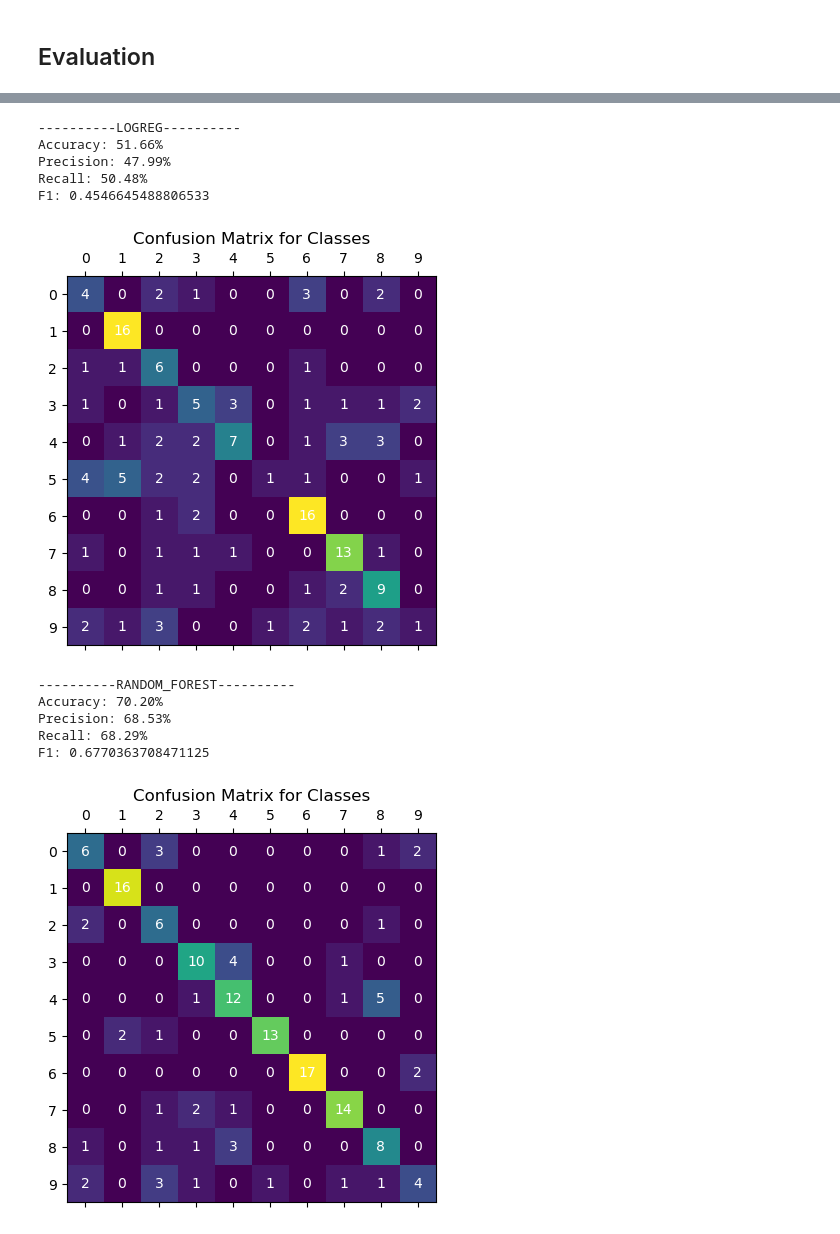
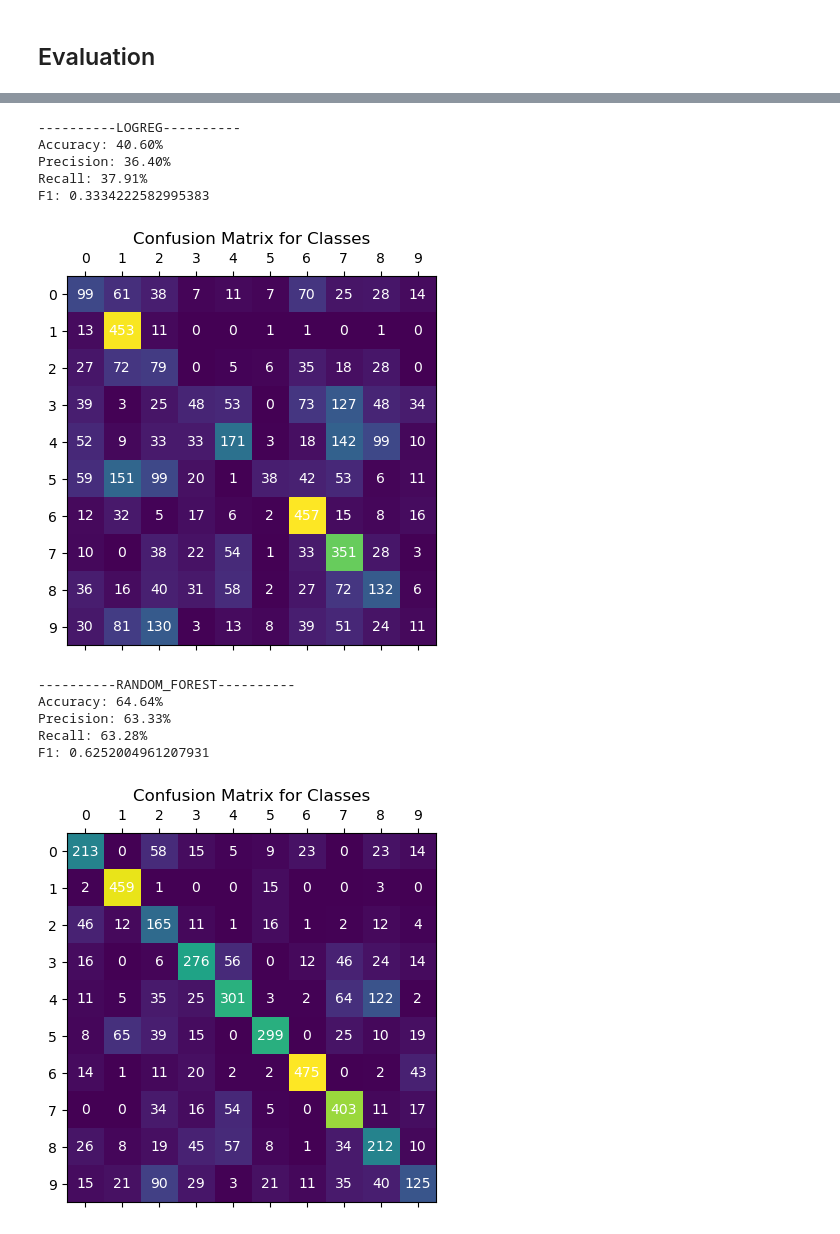
Before and after one commit to DanielVeress/music-genre-classification, a Jupyter notebook: ModelTraining.ipynb, the cells around one changed output, grey strips where cells are left out. Saved outputs shown, nothing was run; the diff lists cells and outputs as text; code cells hidden in the pictures.

Commit message:
Added data unrolling

```diff
--- a/ModelTraining.ipynb
+++ b/ModelTraining.ipynb
@@ -87,0 +100,25 @@ Y_test = to_categorical(Y_test, genres)
+# %%
+def unroll_sequence(X, Y):
+    '''
+    Creates unrolled data from segmented/sequenced data.
+    Y value (genre) is repeated for each segment.
+    '''
+
+    if X.ndim != 3:
+        raise ValueError(f'X only has {X.ndim} dimensions, while 3 were expected')
+
+    row_num = X.shape[0]
+    segment_num = X.shape[1]
+    feature_num = X.shape[2]
+
+    X_unrolled = X.reshape(row_num*segment_num, feature_num)
+    Y_unrolled = np.repeat(Y, segment_num, axis=0)
+
+    return X_unrolled, Y_unrolled
+
+X_train_unrolled, Y_train_unrolled = unroll_sequence(X_train, Y_train)
+X_valid_unrolled, Y_valid_unrolled = unroll_sequence(X_valid, Y_valid)
+X_test_unrolled, Y_test_unrolled = unroll_sequence(X_test, Y_test)
+
+print('X_train_unrolled shape: ', X_train_unrolled.shape)
+print('Y_train_unrolled shape: ', Y_train_unrolled.shape)
@@ -94,6 +134,8 @@ Y_test = to_categorical(Y_test, genres)
 # %%
 from sklearn.linear_model import LogisticRegression
 
-logreg_model = LogisticRegression(max_iter=100_000, verbose=0)
-logreg_model.fit(X_train.reshape(-1,37), Y_train.argmax(axis=1))
+MAX_ITER = 10_000
+
+logreg_model = LogisticRegression(max_iter=MAX_ITER, verbose=0)
+logreg_model.fit(X_train_unrolled, Y_train_unrolled.argmax(axis=1))
 # %% [output]
@@ -213,8 +255,9 @@ plt.show()
 ## Evaluation
 # %%
 Y_true = Y_test.argmax(axis=1)
+Y_true_unrolled = Y_test_unrolled.argmax(axis=1)
 
-Y_pred_logreg = logreg_model.predict(X_test.reshape(-1,37))
-Y_pred_rf = rf.predict(X_test.reshape(-1,37))
+Y_pred_logreg = logreg_model.predict(X_test_unrolled)
+Y_pred_rf = rf.predict(X_test_unrolled)
 Y_pred_lstm = model.predict(X_test).argmax(axis=1)
 # %% [output]
@@ -268,24 +311,24 @@ def evaluate_predictions(Y_true, Y_pred, genre_list):
     plt.show()
 # %%
 print('----------LOGREG----------')
-evaluate_predictions(Y_true, Y_pred_logreg, genre_list)
+evaluate_predictions(Y_true_unrolled, Y_pred_logreg, genre_list)
 # %% [output]
 ----------LOGREG----------
-Accuracy: 51.66%
-Precision: 47.99%
-Recall: 50.48%
-F1: 0.4546645488806533
+Accuracy: 40.60%
+Precision: 36.40%
+Recall: 37.91%
+F1: 0.3334222582995383
-[figure, old version]
+[figure, new version]
 # %%
 print('----------RANDOM_FOREST----------')
-evaluate_predictions(Y_true, Y_pred_rf, genre_list)
+evaluate_predictions(Y_true_unrolled, Y_pred_rf, genre_list)
 # %% [output]
 ----------RANDOM_FOREST----------
-Accuracy: 70.20%
-Precision: 68.53%
-Recall: 68.29%
-F1: 0.6770363708471125
+Accuracy: 64.64%
+Precision: 63.33%
+Recall: 63.28%
+F1: 0.6252004961207931
-[figure, old version]
+[figure, new version]
 # %%
 print('----------LSTM----------')
 evaluate_predictions(Y_true, Y_pred_lstm, genre_list)
```
Also changed, not shown: parts of 15 cells of this notebook.
